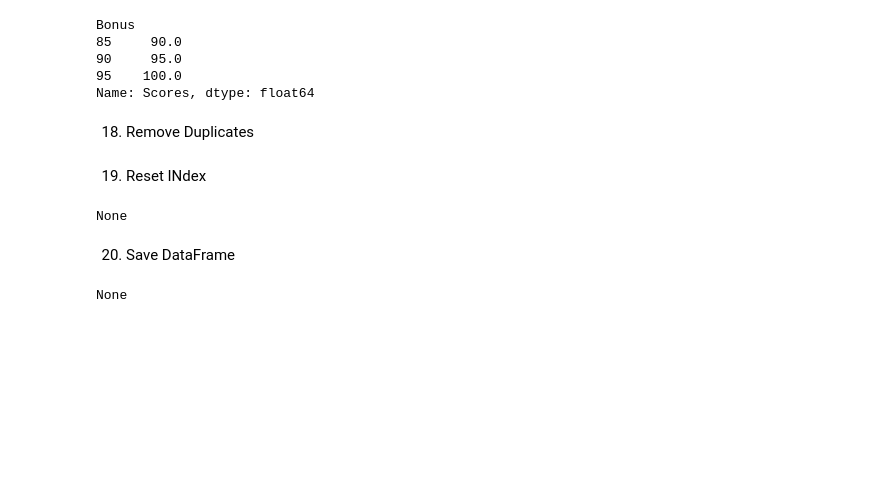
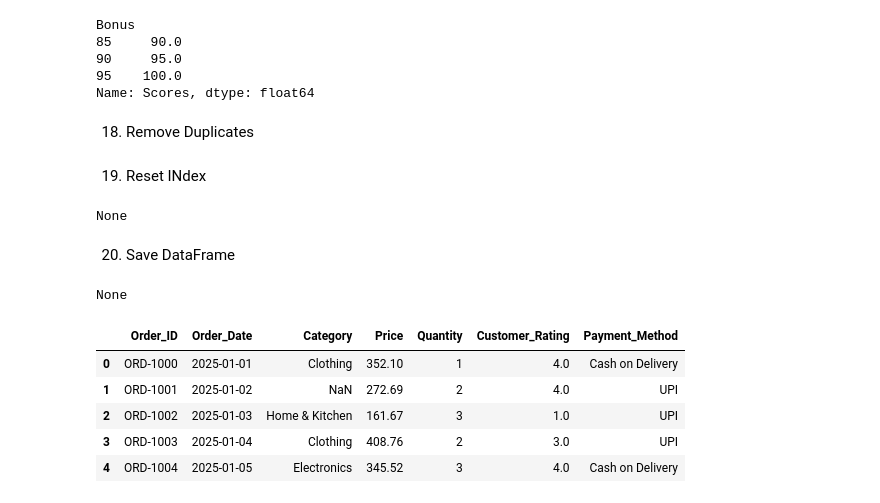
Before and after one commit to guddiyasingh/python-main, a Jupyter notebook: Data_Analysis/PDS.ipynb, the cells around one changed output. Drawn from its saved outputs; the diff is of its cells as text; code cells hidden in the pictures; blank space fills up the shorter version.

```diff
--- a/Data_Analysis/PDS.ipynb
+++ b/Data_Analysis/PDS.ipynb
@@ -572,0 +575,11 @@ print(df.to_excel("students.xlsx", index=False))
+# %%
+df = pd.read_csv('ecommerce_orders.csv')
+# fetch the five rows
+df.head(5)
+# %% [output]
+|  | Order_ID | Order_Date | Category | Price | Quantity | Customer_Rating | Payment_Method |
+| 0 | ORD-1000 | 2025-01-01 | Clothing | 352.10 | 1 | 4.0 | Cash on Delivery |
+| 1 | ORD-1001 | 2025-01-02 | NaN | 272.69 | 2 | 4.0 | UPI |
+| 2 | ORD-1002 | 2025-01-03 | Home & Kitchen | 161.67 | 3 | 1.0 | UPI |
+| 3 | ORD-1003 | 2025-01-04 | Clothing | 408.76 | 2 | 3.0 | UPI |
+| 4 | ORD-1004 | 2025-01-05 | Electronics | 345.52 | 3 | 4.0 | Cash on Delivery |
```
Also changed, not shown: parts of 3 cells of this notebook.
